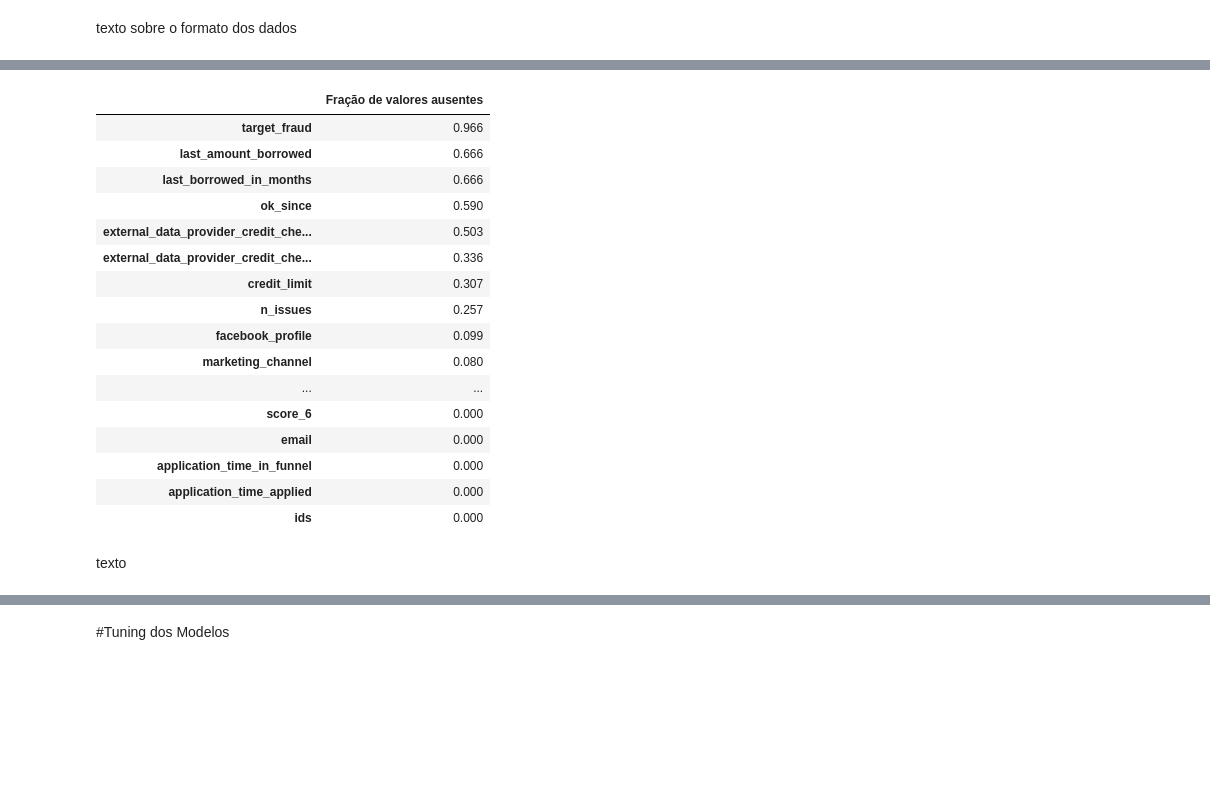
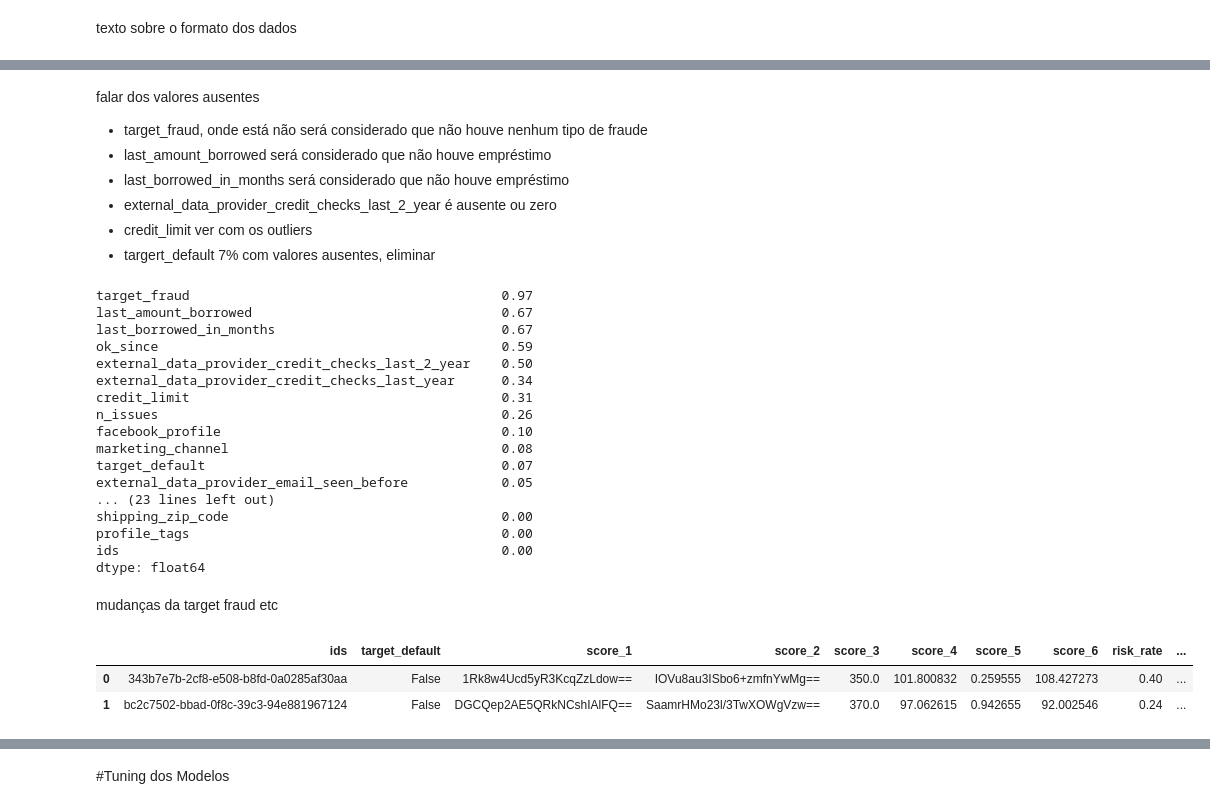
Before and after one commit to FerrazThales/Credit_risk_evaluation, a Jupyter notebook: default_Risk_evaluation.ipynb, the cells around one changed output, grey strips where cells are left out. Drawn from its saved outputs; the diff is of its cells as text; code cells hidden in the pictures; blank space fills up the shorter version.

```diff
--- a/default_Risk_evaluation.ipynb
+++ b/default_Risk_evaluation.ipynb
@@ -222,23 +277,30 @@ texto
+# %% [markdown]
+falar dos valores ausentes
+
+* target_fraud, onde está não será considerado que não houve nenhum tipo de fraude
+* last_amount_borrowed será considerado que não houve empréstimo
+* last_borrowed_in_months será considerado que não houve empréstimo
+* external_data_provider_credit_checks_last_2_year é ausente ou zero
+* credit_limit ver com os outliers
+* targert_default 7% com valores ausentes, eliminar
 # %%
-#quantidade de valores nulos
-(df.isnull().sum() / df.shape[0]).to_frame('Fração de valores ausentes').sort_values(ascending=False,by='Fração de valores ausentes').round(3)
+#quantidade de valores ausentes
+(df.isnull().sum() / df.shape[0]).sort_values(ascending=False).round(2)
 # %% [output]
-|  | Fração de valores ausentes |
-| target_fraud | 0.966 |
-| last_amount_borrowed | 0.666 |
-| last_borrowed_in_months | 0.666 |
-| ok_since | 0.590 |
-| external_data_provider_credit_che... | 0.503 |
-| external_data_provider_credit_che... | 0.336 |
-| credit_limit | 0.307 |
-| n_issues | 0.257 |
-| facebook_profile | 0.099 |
-| marketing_channel | 0.080 |
-| ... | ... |
-| score_6 | 0.000 |
-| email | 0.000 |
-| application_time_in_funnel | 0.000 |
-| application_time_applied | 0.000 |
-| ids | 0.000 |
+target_fraud                                        0.97
+last_amount_borrowed                                0.67
+last_borrowed_in_months                             0.67
+ok_since                                            0.59
+external_data_provider_credit_checks_last_2_year    0.50
+external_data_provider_credit_checks_last_year      0.34
+credit_limit                                        0.31
+n_issues                                            0.26
+facebook_profile                                    0.10
+marketing_channel                                   0.08
+target_default                                      0.07
+external_data_provider_email_seen_before            0.05
+... (23 lines left out)
+shipping_zip_code                                   0.00
+profile_tags                                        0.00
+ids                                                 0.00
+dtype: float64
-# %% [markdown]
-texto
@@ -244,0 +318,15 @@ texto
+# %% [markdown]
+mudanças da target fraud etc
+# %%
+#substituindo os valores ausentes
+values = {'target_fraud':'Nenhuma',
+          'last_amount_borrowed':0.0,
+          'last_borrowed_in_months':0.0}
+df.fillna(value=values,inplace=True)
+
+#visualizando duas entradas após as mudanças
+df.head(2)
+# %% [output]
+|  | ids | target_default | score_1 | score_2 | score_3 | score_4 | score_5 | score_6 | risk_rate | ... |
+| 0 | 343b7e7b-2cf8-e508-b8fd-0a0285af30aa | False | 1Rk8w4Ucd5yR3KcqZzLdow== | IOVu8au3ISbo6+zmfnYwMg== | 350.0 | 101.800832 | 0.259555 | 108.427273 | 0.40 | ... |
+| 1 | bc2c7502-bbad-0f8c-39c3-94e881967124 | False | DGCQep2AE5QRkNCshIAlFQ== | SaamrHMo23l/3TwXOWgVzw== | 370.0 | 97.062615 | 0.942655 | 92.002546 | 0.24 | ... |
```
Also changed, not shown: parts of 35 cells of this notebook.
